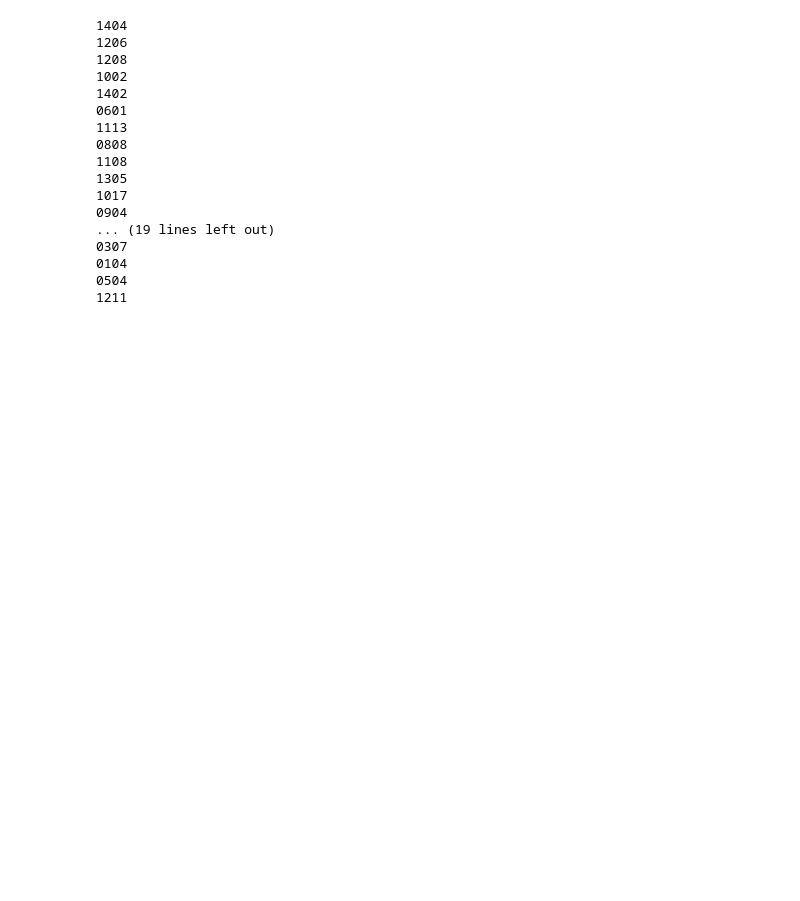
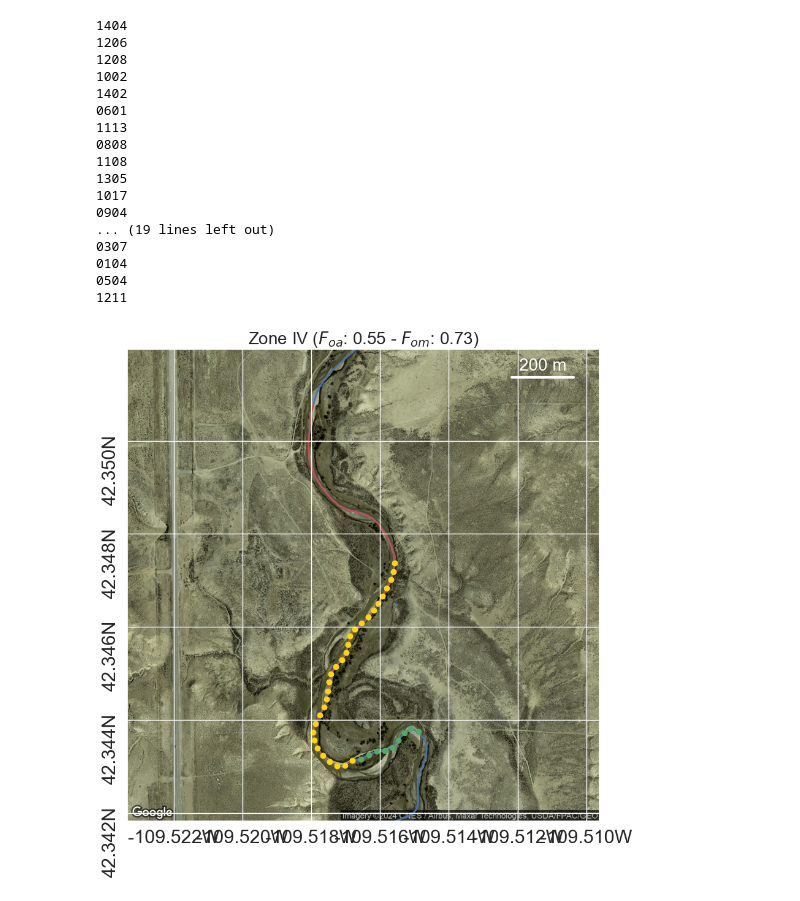
Before and after one commit to gomezvelezlab/WigglyRivers, a Jupyter notebook: examples/workflows/NHDPlus_HR/manual_automated_comparison/Compare_Manual_Auto.ipynb, the cells around one changed output. Saved outputs shown, nothing was run; the diff lists cells and outputs as text; code cells hidden in the pictures; blank space fills up the shorter version.

```diff
--- a/examples/workflows/NHDPlus_HR/manual_automated_comparison/Compare_Manual_Auto.ipynb
+++ b/examples/workflows/NHDPlus_HR/manual_automated_comparison/Compare_Manual_Auto.ipynb
@@ -15,7 +18,11 @@ In this code we will compare the manual to the automatic detection
 import numpy as np
 import pandas as pd
 import matplotlib.pyplot as plt
+import matplotlib as mpl
 import seaborn as sns
+from salem import GoogleVisibleMap, Map
+import pyproj
+
 
 # Importing pyMeander Packages
 from WigglyRivers import RiverDatasets
@@ -26,6 +33,11 @@ from WigglyRivers.utilities import filesManagement as FM
 from WigglyRivers import Logger
 from WigglyRivers import WaveletTreeFunctions as WTFunc
 from WigglyRivers import CompareMeanders as CM
+
+# Figure Settings
+fs = 14
+mpl.rcParams['font.size'] = fs
+mpl.rcParams['font.family'] = 'Times New Roman'
 # %%
 def convert_str_float_list_vector(x_val):
     x_val = x_val.replace('[', '').replace(']', '').replace('\n', ',').replace(
@@ -113,2 +218,20 @@ FM.save_data(database_all, path_output=f'./meander_comparison/characterization/'
+# %%
+# Test creation of map for a meander
+bounds_array_str = 'extended'
+clip = ''
+utl.cr_folder('../results/wavelet_analysis/comparison_meanders/')
+data_link = FM.load_data('./meander_comparison/characterization/'
+                         f'compare_manual_auto_{bounds_array_str}_all{clip}.feather',
+                         pandas_dataframe=True)
+
+sub_set = data_link[data_link['f_oa'] < 0.75]
+sub_set = sub_set[sub_set['f_om'] < 0.75]
+
+plt.close('all')
+f, ax = plt.subplots(1, 1, figsize=(10, 10))
+plot_map(sub_set, i_m=1, ax=ax, fontsize=20, scale=2)
+plt.show()
+# %% [output]
+[figure, added]
 # %%
 # Look comparison
```
Also changed, not shown: parts of 8 cells of this notebook, 6 other files.
